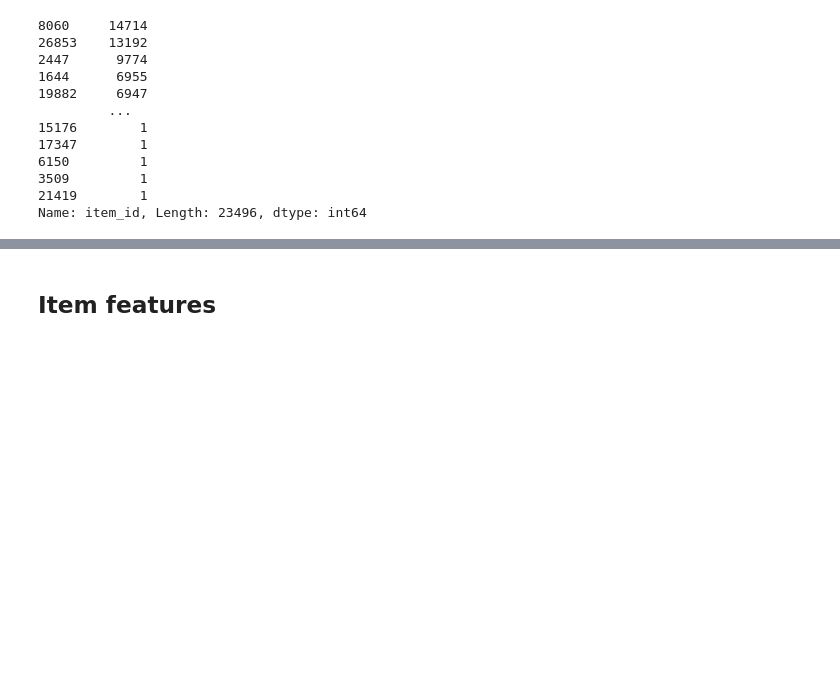
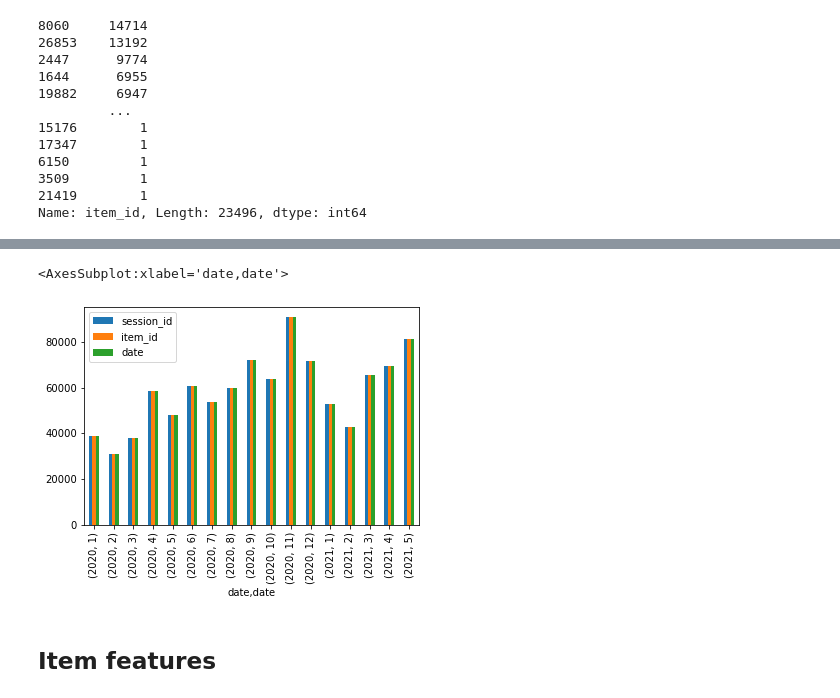
Before and after one commit to borkox/uni-sofia-recsys-dressipi, a Jupyter notebook: notebooks/EDA.ipynb, the cells around one changed output, grey strips where cells are left out. Drawn from its saved outputs; the diff is of its cells as text; code cells hidden in the pictures; blank space fills up the shorter version.

Commit message:
Add more data analysis

```diff
--- a/notebooks/EDA.ipynb
+++ b/notebooks/EDA.ipynb
@@ -33,7 +33,7 @@ Data is already unpacked.
 # train_purchases.csv
 # The purchase that happened at the end of the session. One purchase per session.
 #
-train_purchases_df = pd.read_csv("../data/dressipi_recsys2022/train_purchases.csv")
+train_purchases_df = pd.read_csv("../data/dressipi_recsys2022/train_purchases.csv", parse_dates=['date'])
 print(f"train_purchases_df.info() : {train_purchases_df.info()}")
 train_purchases_df.head(2)
 # %% [output]
@@ -257,3 +261,9 @@ train_sessions_df
+# %%
+# Purchases per month
+train_purchases_df.groupby([train_purchases_df["date"].dt.year, train_purchases_df["date"].dt.month]).count().plot(kind="bar")
+# %% [output]
+<AxesSubplot:xlabel='date,date'>
+[figure, added]
 # %% [markdown]
 ## Item features
 # %%
```
Also changed, not shown: parts of 12 cells of this notebook.
